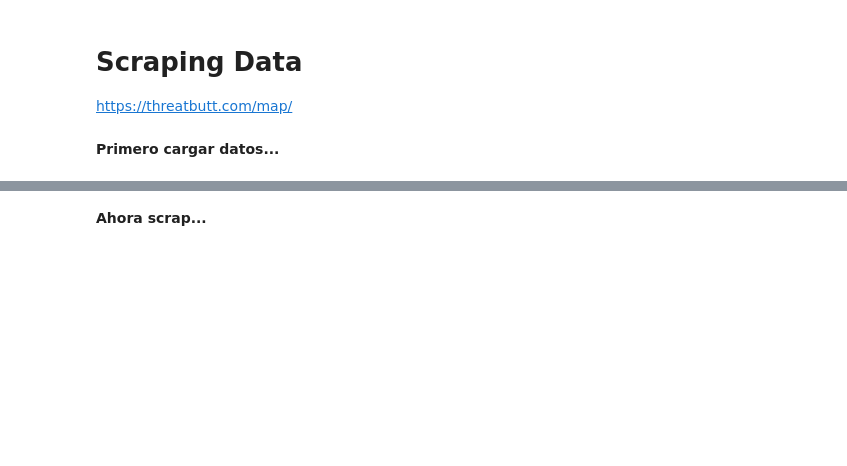
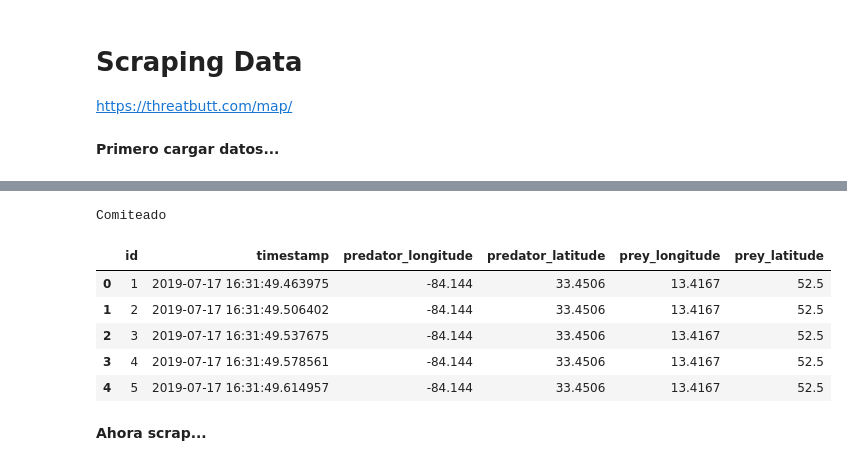
Before and after one commit to Ironhack-Data-Madrid-Enero-2021/Classroom-Materials, a Jupyter notebook: week_11/w11_d2 - ETL 2 (ciberataques).ipynb, the cells around one changed output, grey strips where cells are left out. Cells and saved outputs as stored; diff of their text form; code cells hidden in the pictures; blank space fills up the shorter version.

```diff
--- a/week_11/w11_d2 - ETL 2 (ciberataques).ipynb
+++ b/week_11/w11_d2 - ETL 2 (ciberataques).ipynb
@@ -216,0 +272,11 @@ https://threatbutt.com/map/
+# %%
+class Geo(Base):
+    __tablename__='Geo'
+    __table_args={'schema':SCHEMA}
+
+    id=Column(Integer(), primary_key=True, autoincrement=True)
+    timestamp=Column(Text())
+    predator_longitude=Column(Float())
+    predator_latitude=Column(Float())
+    prey_longitude=Column(Float())
+    prey_latitude=Column(Float())
@@ -217,2 +308,15 @@ https://threatbutt.com/map/
+# %%
+df_geo=pd.read_json('../datasets/geo.json')
+
+sql_geo.rellena_tablas(df_geo)
+sql_geo.show_df().head()
+# %% [output]
+Comiteado
+|  | id | timestamp | predator_longitude | predator_latitude | prey_longitude | prey_latitude |
+| 0 | 1 | 2019-07-17 16:31:49.463975 | -84.144 | 33.4506 | 13.4167 | 52.5 |
+| 1 | 2 | 2019-07-17 16:31:49.506402 | -84.144 | 33.4506 | 13.4167 | 52.5 |
+| 2 | 3 | 2019-07-17 16:31:49.537675 | -84.144 | 33.4506 | 13.4167 | 52.5 |
+| 3 | 4 | 2019-07-17 16:31:49.578561 | -84.144 | 33.4506 | 13.4167 | 52.5 |
+| 4 | 5 | 2019-07-17 16:31:49.614957 | -84.144 | 33.4506 | 13.4167 | 52.5 |
 # %% [markdown]
 **Ahora scrap...**
```
Also changed, not shown: parts of 13 cells of this notebook.
